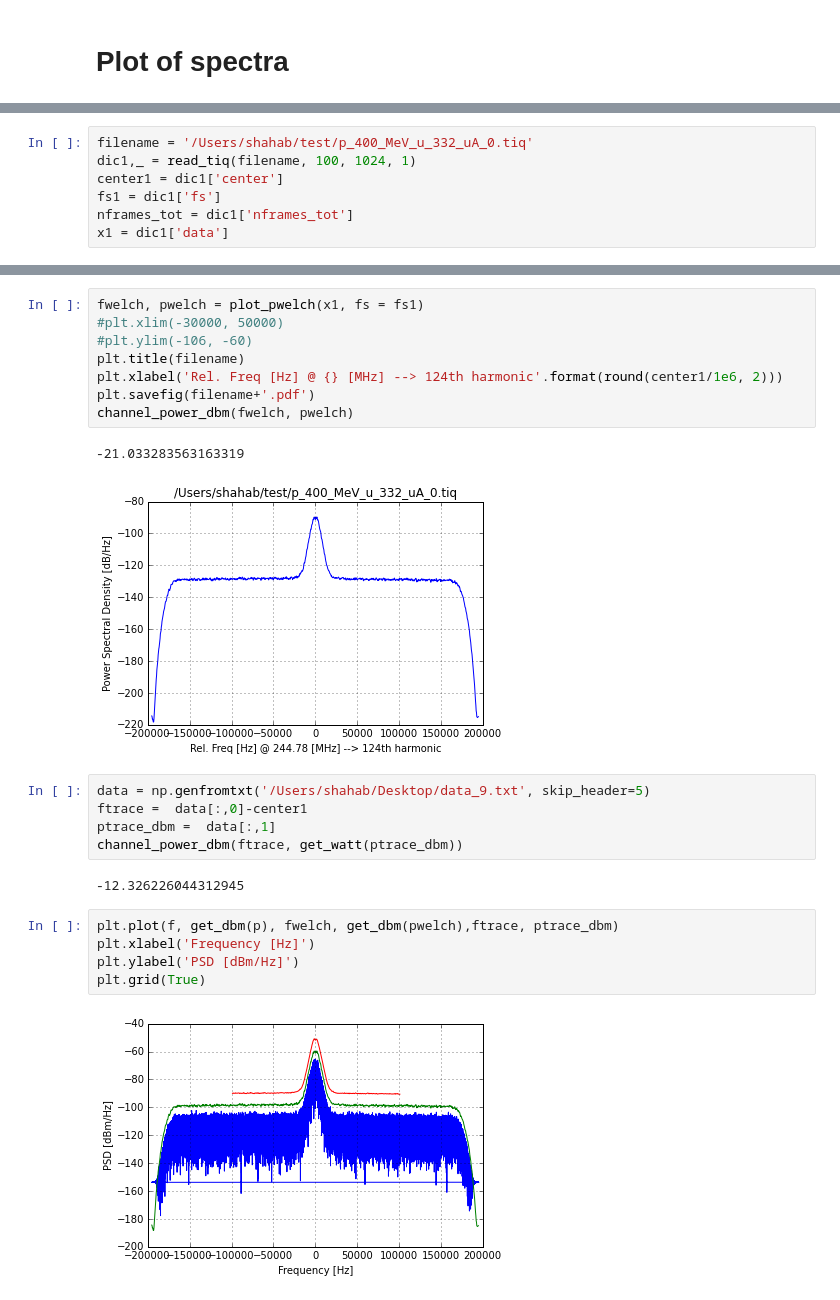
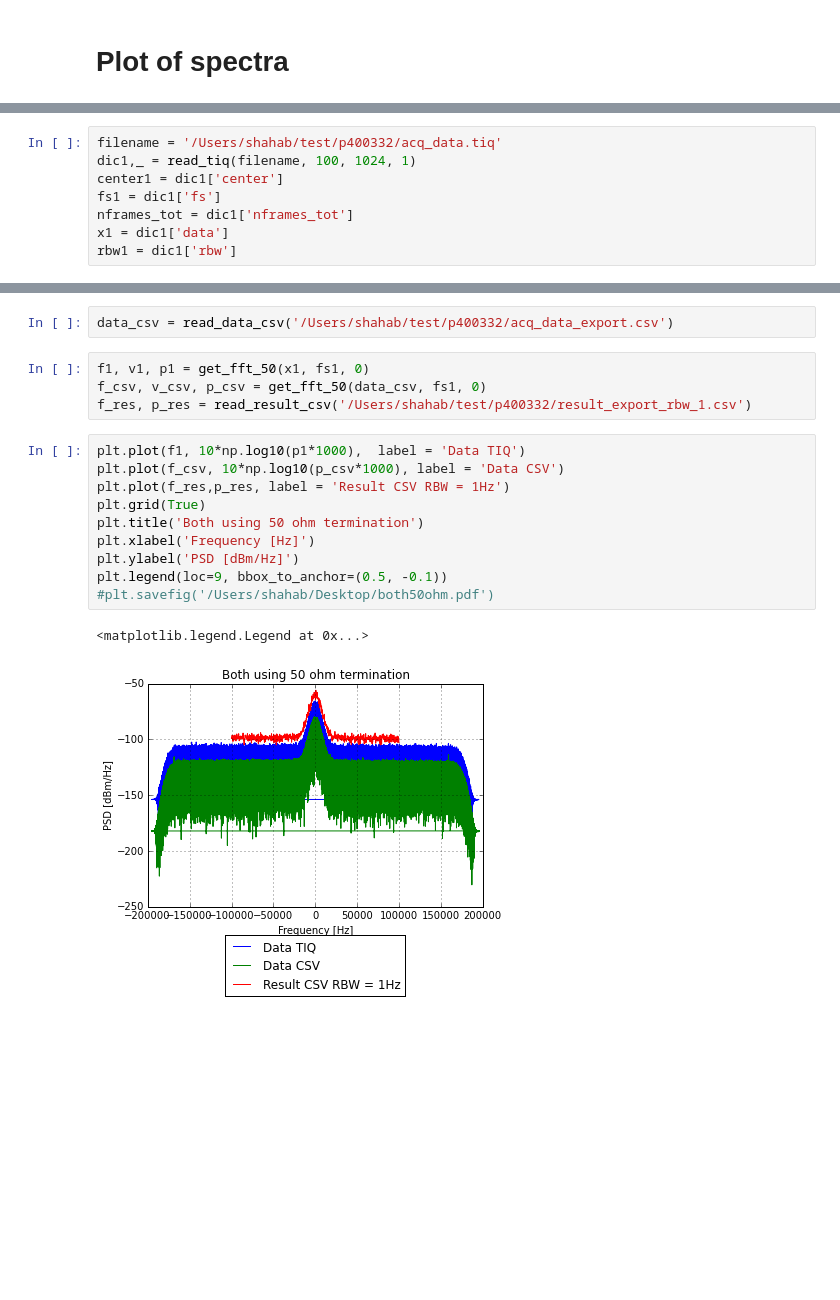
Before and after one commit to xaratustrah/iqtools, a Jupyter notebook: spectrum_plotter.ipynb, the cells around one changed output, grey strips where cells are left out. Cells and saved outputs as stored; diff of their text form; blank space fills up the shorter version.

```diff
--- a/spectrum_plotter.ipynb
+++ b/spectrum_plotter.ipynb
@@ -9,7 +9,8 @@ import matplotlib.pyplot as plt
 # %%
-filename = '/Users/shahab/test/p_400_MeV_u_332_uA_0.tiq'
+filename = '/Users/shahab/test/p400332/acq_data.tiq'
 dic1,_ = read_tiq(filename, 100, 1024, 1)
 center1 = dic1['center']
 fs1 = dic1['fs']
 nframes_tot = dic1['nframes_tot']
 x1 = dic1['data']
+rbw1 = dic1['rbw']
@@ -22,25 +17,19 @@ channel_power_dbm(f, p)
-# %%
-fwelch, pwelch = plot_pwelch(x1, fs = fs1)
-#plt.xlim(-30000, 50000)
-#plt.ylim(-106, -60)
-plt.title(filename)
-plt.xlabel('Rel. Freq [Hz] @ {} [MHz] --> 124th harmonic'.format(round(center1/1e6, 2)))
-plt.savefig(filename+'.pdf')
-channel_power_dbm(fwelch, pwelch)
-# %% [output]
--21.033283563163319
-[figure, removed]
-# %%
-data = np.genfromtxt('/Users/shahab/Desktop/data_9.txt', skip_header=5)
-ftrace =  data[:,0]-center1
-ptrace_dbm =  data[:,1]
-channel_power_dbm(ftrace, get_watt(ptrace_dbm))
-# %% [output]
--12.326226044312945
-# %%
-plt.plot(f, get_dbm(p), fwelch, get_dbm(pwelch),ftrace, ptrace_dbm)
-plt.xlabel('Frequency [Hz]')
-plt.ylabel('PSD [dBm/Hz]')
-plt.grid(True)
-# %% [output]
-[figure, removed]
+# %%
+data_csv = read_data_csv('/Users/shahab/test/p400332/acq_data_export.csv')
+# %%
+f1, v1, p1 = get_fft_50(x1, fs1, 0)
+f_csv, v_csv, p_csv = get_fft_50(data_csv, fs1, 0)
+f_res, p_res = read_result_csv('/Users/shahab/test/p400332/result_export_rbw_1.csv')
+# %%
+plt.plot(f1, 10*np.log10(p1*1000),  label = 'Data TIQ')
+plt.plot(f_csv, 10*np.log10(p_csv*1000), label = 'Data CSV')
+plt.plot(f_res,p_res, label = 'Result CSV RBW = 1Hz')
+plt.grid(True)
+plt.title('Both using 50 ohm termination')
+plt.xlabel('Frequency [Hz]')
+plt.ylabel('PSD [dBm/Hz]')
+plt.legend(loc=9, bbox_to_anchor=(0.5, -0.1))
+#plt.savefig('/Users/shahab/Desktop/both50ohm.pdf')
+# %% [output]
+<matplotlib.legend.Legend at 0x...>
+[figure, added]
```
Also changed, not shown: parts of 6 cells of this notebook, 1 other file.
